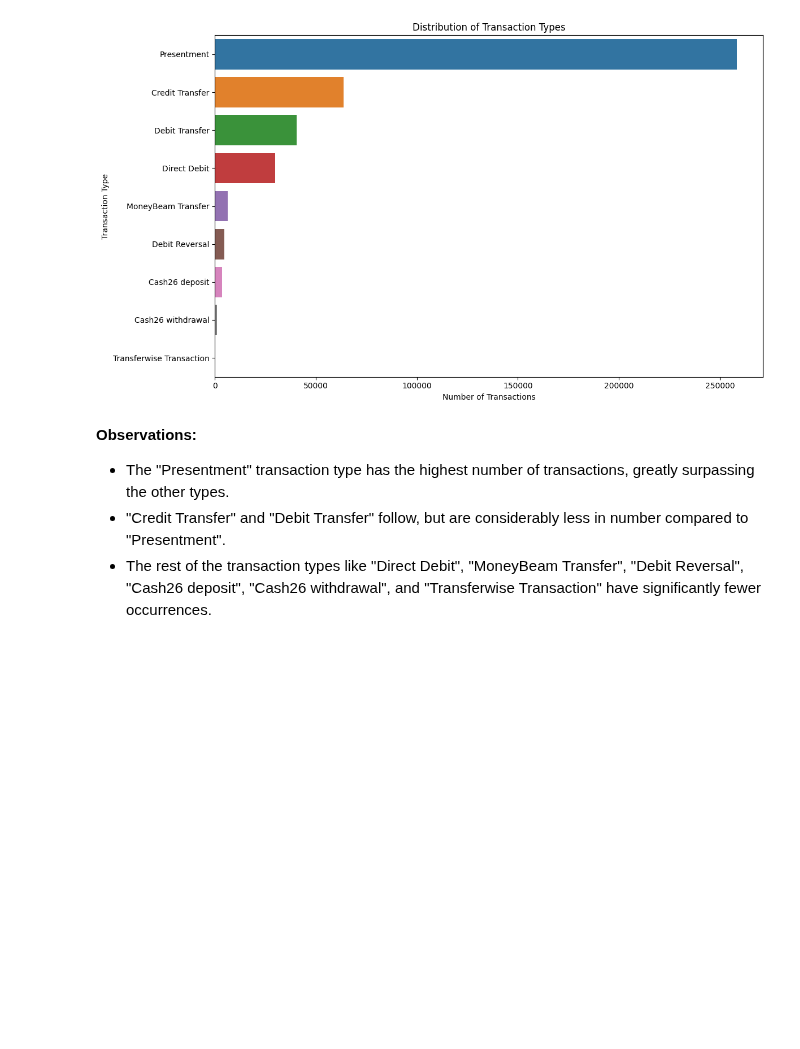
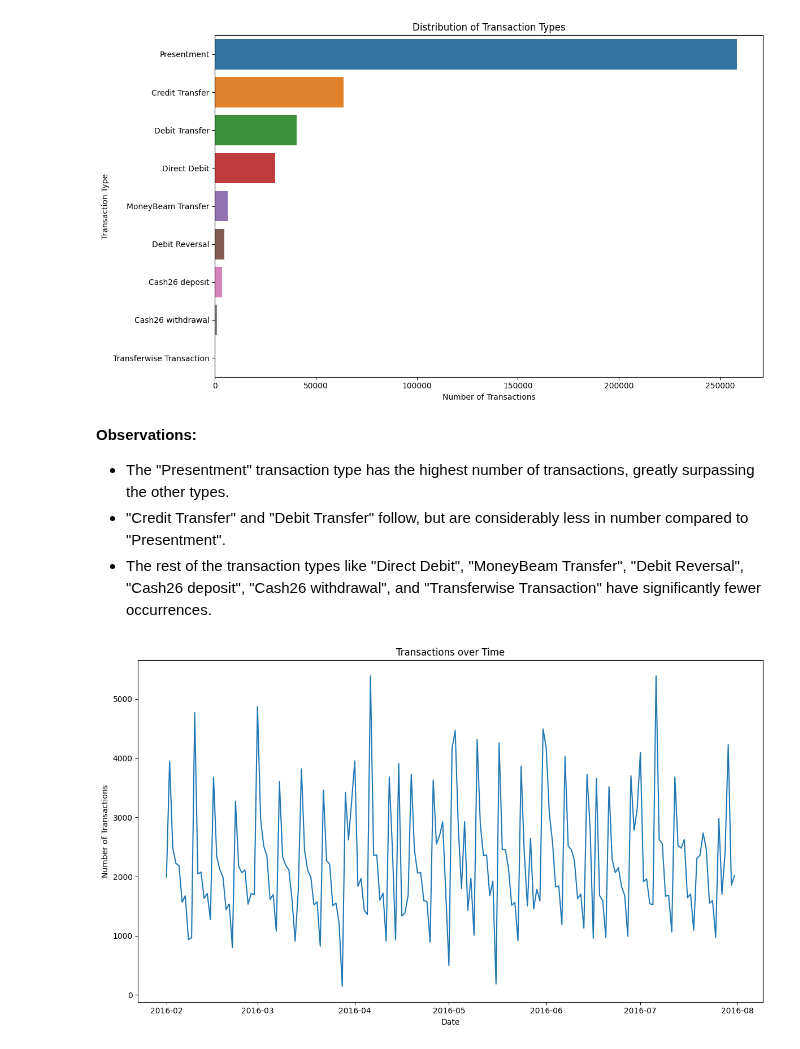
Before and after one commit to ajits-github/TimeSeries_Income_And_Expense_Prediction, a Jupyter notebook: TimeSeries_Income_And_Expense_Prediction.ipynb, the cells around one changed output. Cells and saved outputs as stored; diff of their text form; code cells hidden in the pictures; blank space fills up the shorter version.

```diff
--- a/TimeSeries_Income_And_Expense_Prediction.ipynb
+++ b/TimeSeries_Income_And_Expense_Prediction.ipynb
@@ -499,3 +499,17 @@ plt.show()
 * The "Presentment" transaction type has the highest number of transactions, greatly surpassing the other types.
 * "Credit Transfer" and "Debit Transfer" follow, but are considerably less in number compared to "Presentment".
 * The rest of the transaction types like "Direct Debit", "MoneyBeam Transfer", "Debit Reversal", "Cash26 deposit", "Cash26 withdrawal", and "Transferwise Transaction" have significantly fewer occurrences.
+# %%
+# Distribution of Transactions over Time
+df_merged['transaction_date'] = pd.to_datetime(df_merged['transaction_date'])
+df_date_count = df_merged.groupby('transaction_date').size().reset_index(name='counts')
+
+plt.figure(figsize=(12, 7))
+sns.lineplot(x='transaction_date', y='counts', data=df_date_count)
+plt.title('Transactions over Time')
+plt.xlabel('Date')
+plt.ylabel('Number of Transactions')
+plt.tight_layout()
+plt.show()
+# %% [output]
+[figure, added]
```
Also changed, not shown: parts of 1 cell of this notebook.
